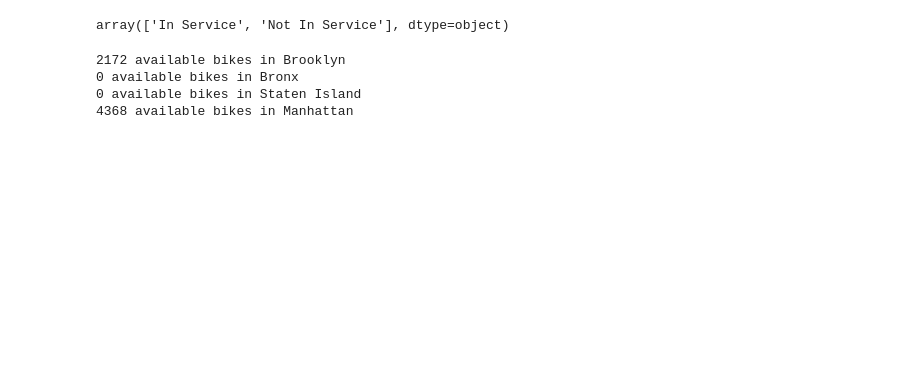
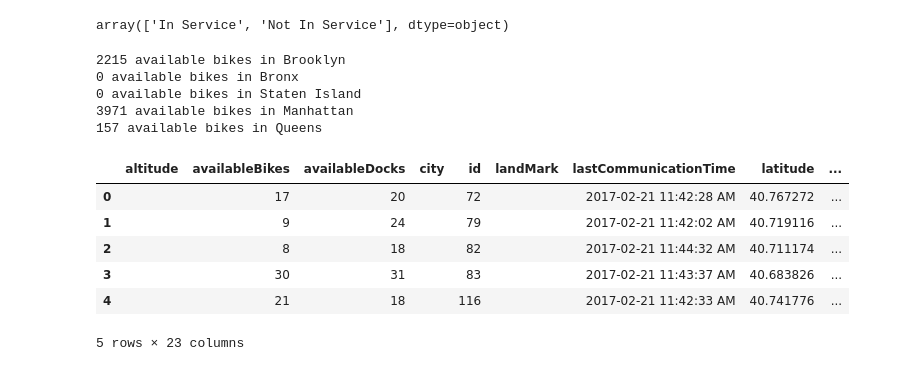
Before and after one commit to ramu225/ce599-s17, a Jupyter notebook: 11-Spatial Analysis/citibike-completed.ipynb, the cells around one changed output. Cells and saved outputs as stored; diff of their text form; code cells hidden in the pictures; blank space fills up the shorter version.

```diff
--- a/11-Spatial Analysis/citibike-completed.ipynb
+++ b/11-Spatial Analysis/citibike-completed.ipynb
@@ -169,8 +174,25 @@ in_mn = df.geometry.within(manhattan)
 df['within_mn'] = in_mn
 df2 = df[df['within_mn'] == True]
 print(sum(df2.availableBikes), 'available bikes in Manhattan')
+
+queens = boros.geometry[2]
+in_qn = df.geometry.within(queens)
+df['within_qn'] = in_qn
+df2 = df[df['within_qn'] == True]
+print(sum(df2.availableBikes), 'available bikes in Queens')
 # %% [output]
-2172 available bikes in Brooklyn
+2215 available bikes in Brooklyn
 0 available bikes in Bronx
 0 available bikes in Staten Island
-4368 available bikes in Manhattan
+3971 available bikes in Manhattan
+157 available bikes in Queens
+# %%
+df.head()
+# %% [output]
+|  | altitude | availableBikes | availableDocks | city | id | landMark | lastCommunicationTime | latitude | ... |
+| 0 |  | 17 | 20 |  | 72 |  | 2017-02-21 11:42:28 AM | 40.767272 | ... |
+| 1 |  | 9 | 24 |  | 79 |  | 2017-02-21 11:42:02 AM | 40.719116 | ... |
+| 2 |  | 8 | 18 |  | 82 |  | 2017-02-21 11:44:32 AM | 40.711174 | ... |
+| 3 |  | 30 | 31 |  | 83 |  | 2017-02-21 11:43:37 AM | 40.683826 | ... |
+| 4 |  | 21 | 18 |  | 116 |  | 2017-02-21 11:42:33 AM | 40.741776 | ... |
+5 rows × 23 columns
```
Also changed, not shown: parts of 8 cells of this notebook.
